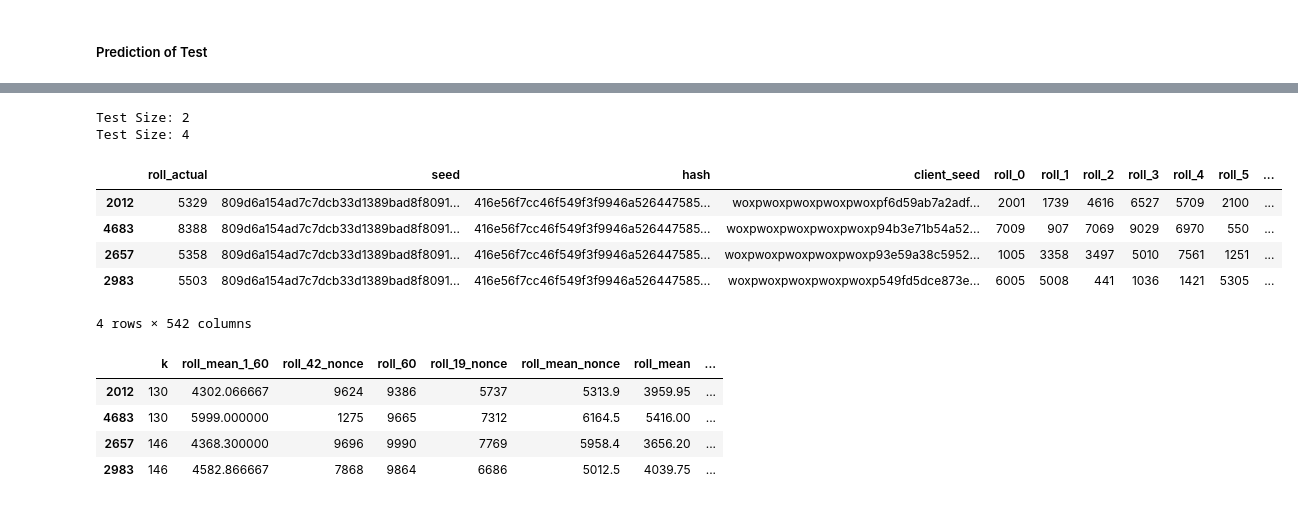
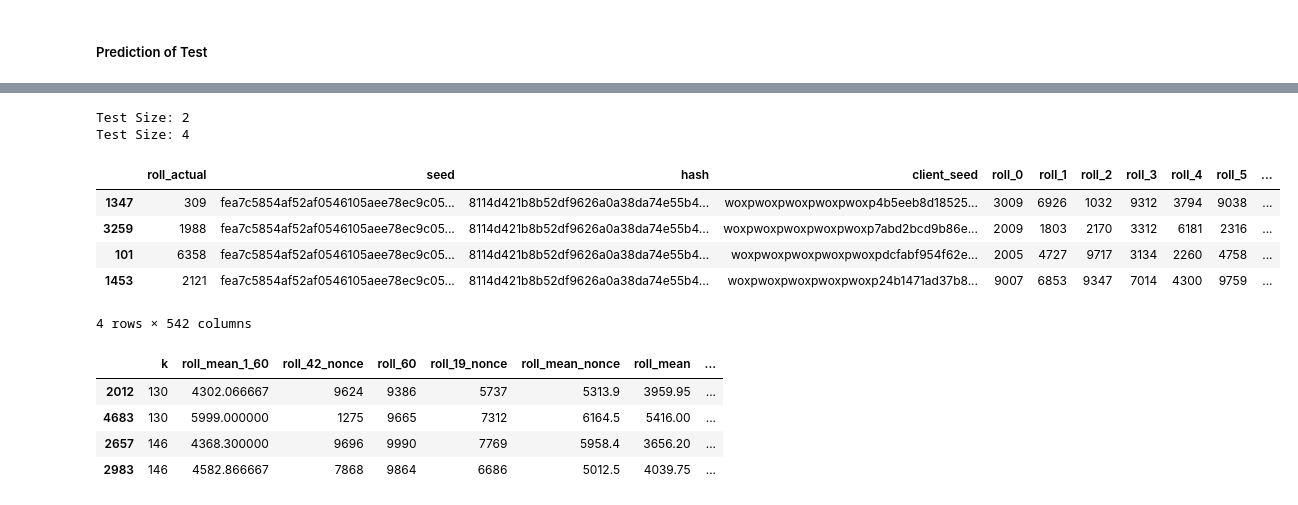
Before and after one commit to baskarsambandamurthy/hashing, a Jupyter notebook: baseline hash-trend-verification ML large volume hash 25 features.ipynb, the cells around one changed output, grey strips where cells are left out. Saved outputs shown, nothing was run; the diff lists cells and outputs as text; code cells hidden in the pictures.

```diff
--- a/baseline hash-trend-verification ML large volume hash 25 features.ipynb
+++ b/baseline hash-trend-verification ML large volume hash 25 features.ipynb
@@ -1008,9 +1008,9 @@ def generate_data(test,client_seed_data,pass_state_reqd,
 
     return result_df
 # %%
-hashval = '416e56f7cc46f549f3f9946a5264475854a53d5c363487535a06fcc066d7120e'#'3e24f29a3ae70e54aedd86b0c68640050be7dace8ae679f1fb85d1325a56ddae'
+hashval = '8a3956097386018f2beb1a3d225934fcc2e37c74c20e917753f0ae74062ec77d'#'3e24f29a3ae70e54aedd86b0c68640050be7dace8ae679f1fb85d1325a56ddae'
 seed = hashval #'c77b3e783f094e255b0693f89094bed95ad9738d86f44fa4c09c8b0d58e2c73e'
-nonce = 2653 #2390
+nonce = 2662 #2390
 
 feature_chain_length=60
 train_hash_size = 2158#121
@@ -3056,7 +3093,7 @@ ratios =[]
 totals =[]
 print(test_hash_probs['probs'].describe())
 cutoffs = np.linspace(test_hash_probs['probs'].min(),
-                      test_hash_probs['probs'].quantile(0.95),200)
+                      test_hash_probs['probs'].quantile(0.95),250)
 for i,cutoff in enumerate(cutoffs[:len(cutoffs)-1]):
 #     cutoff=0.4
 #     diff = 0.01
@@ -3749,25 +3792,25 @@ test_sel[['k','client_seed','probs']]
 # %%
 test_sel=None
-for k_sel in [130,146]:
+for k_sel in [198,201]:
     row = df.iloc[k_sel]
 #     print(row)
     mask = (test_probs['probs']>=row['cutoff']) & (test_probs['probs']<=row['cutoff_2'])
     cur_test_sel = test_probs[mask]
     cur_test_sel['k']=k_sel
     if test_sel is None:
         test_sel = cur_test_sel
     else:
         test_sel = pd.concat([test_sel,cur_test_sel],axis=0)
     print('Test Size:',len(test_sel))
 test_sel
 # %% [output]
 Test Size: 2
 Test Size: 4
 |  | roll_actual | seed | hash | client_seed | roll_0 | roll_1 | roll_2 | roll_3 | roll_4 | roll_5 | ... |
-| 2012 | 5329 | 809d6a154ad7c7dcb33d1389bad8f8091... | 416e56f7cc46f549f3f9946a526447585... | woxpwoxpwoxpwoxpwoxpf6d59ab7a2adf... | 2001 | 1739 | 4616 | 6527 | 5709 | 2100 | ... |
-| 4683 | 8388 | 809d6a154ad7c7dcb33d1389bad8f8091... | 416e56f7cc46f549f3f9946a526447585... | woxpwoxpwoxpwoxpwoxp94b3e71b54a52... | 7009 | 907 | 7069 | 9029 | 6970 | 550 | ... |
-| 2657 | 5358 | 809d6a154ad7c7dcb33d1389bad8f8091... | 416e56f7cc46f549f3f9946a526447585... | woxpwoxpwoxpwoxpwoxp93e59a38c5952... | 1005 | 3358 | 3497 | 5010 | 7561 | 1251 | ... |
-| 2983 | 5503 | 809d6a154ad7c7dcb33d1389bad8f8091... | 416e56f7cc46f549f3f9946a526447585... | woxpwoxpwoxpwoxpwoxp549fd5dce873e... | 6005 | 5008 | 441 | 1036 | 1421 | 5305 | ... |
+| 1347 | 309 | fea7c5854af52af0546105aee78ec9c05... | 8114d421b8b52df9626a0a38da74e55b4... | woxpwoxpwoxpwoxpwoxp4b5eeb8d18525... | 3009 | 6926 | 1032 | 9312 | 3794 | 9038 | ... |
+| 3259 | 1988 | fea7c5854af52af0546105aee78ec9c05... | 8114d421b8b52df9626a0a38da74e55b4... | woxpwoxpwoxpwoxpwoxp7abd2bcd9b86e... | 2009 | 1803 | 2170 | 3312 | 6181 | 2316 | ... |
+| 101 | 6358 | fea7c5854af52af0546105aee78ec9c05... | 8114d421b8b52df9626a0a38da74e55b4... | woxpwoxpwoxpwoxpwoxpdcfabf954f62e... | 2005 | 4727 | 9717 | 3134 | 2260 | 4758 | ... |
+| 1453 | 2121 | fea7c5854af52af0546105aee78ec9c05... | 8114d421b8b52df9626a0a38da74e55b4... | woxpwoxpwoxpwoxpwoxp24b1471ad37b8... | 9007 | 6853 | 9347 | 7014 | 4300 | 9759 | ... |
 4 rows × 542 columns
 # %%
 imp_feats = [col for col in imp_df['feature'].values if (col.startswith('roll_'))][:10]
```
Also changed, not shown: parts of 44 cells of this notebook.
